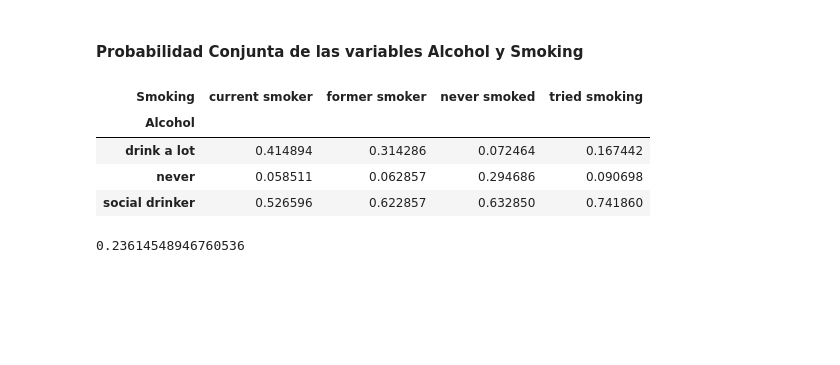
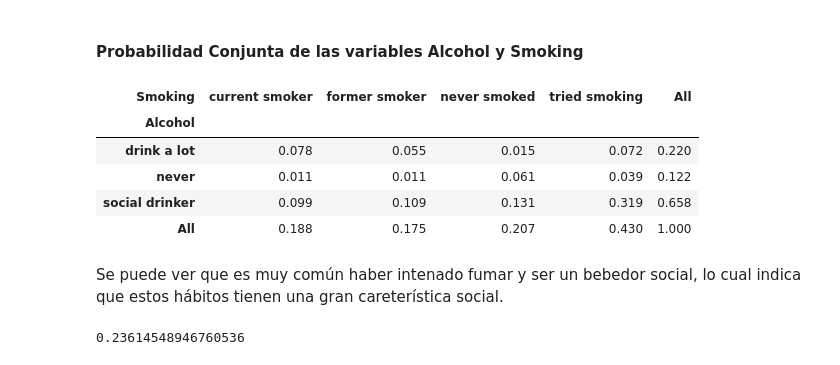
Before and after one commit to rodricarranza/DiploDatos, a Jupyter notebook: analysis_and_visualization/lab1/lab1.ipynb, the cells around one changed output. Saved outputs shown, nothing was run; the diff lists cells and outputs as text; code cells hidden in the pictures; blank space fills up the shorter version.

Commit message:
Fix joint probability for Smoking/Alcohol variables.

```diff
--- a/analysis_and_visualization/lab1/lab1.ipynb
+++ b/analysis_and_visualization/lab1/lab1.ipynb
@@ -447,13 +447,16 @@ Probabilidad Marginal de la variable Smoking
 #### Probabilidad Conjunta de las variables Alcohol y Smoking
 # %%
 # Joint Probability
-pd.crosstab(young.Alcohol, young.Smoking).apply(lambda r: r/r.sum(), axis=0)
+pd.crosstab(young.Alcohol, young.Smoking, normalize = True, margins = True)
 # %% [output]
-| Smoking | current smoker | former smoker | never smoked | tried smoking |
-| Alcohol |  |  |  |  |
-| drink a lot | 0.414894 | 0.314286 | 0.072464 | 0.167442 |
-| never | 0.058511 | 0.062857 | 0.294686 | 0.090698 |
-| social drinker | 0.526596 | 0.622857 | 0.632850 | 0.741860 |
+| Smoking | current smoker | former smoker | never smoked | tried smoking | All |
+| Alcohol |  |  |  |  |  |
+| drink a lot | 0.078 | 0.055 | 0.015 | 0.072 | 0.220 |
+| never | 0.011 | 0.011 | 0.061 | 0.039 | 0.122 |
+| social drinker | 0.099 | 0.109 | 0.131 | 0.319 | 0.658 |
+| All | 0.188 | 0.175 | 0.207 | 0.430 | 1.000 |
+# %% [markdown]
+Se puede ver que es muy común haber intenado fumar y ser un bebedor social, lo cual indica que estos hábitos tienen una gran careterística social.
 # %%
 # Conditional Probability Table
 # Changing a categorical column to be able to do correlation
```
Also changed, not shown: parts of 1 cell of this notebook.
